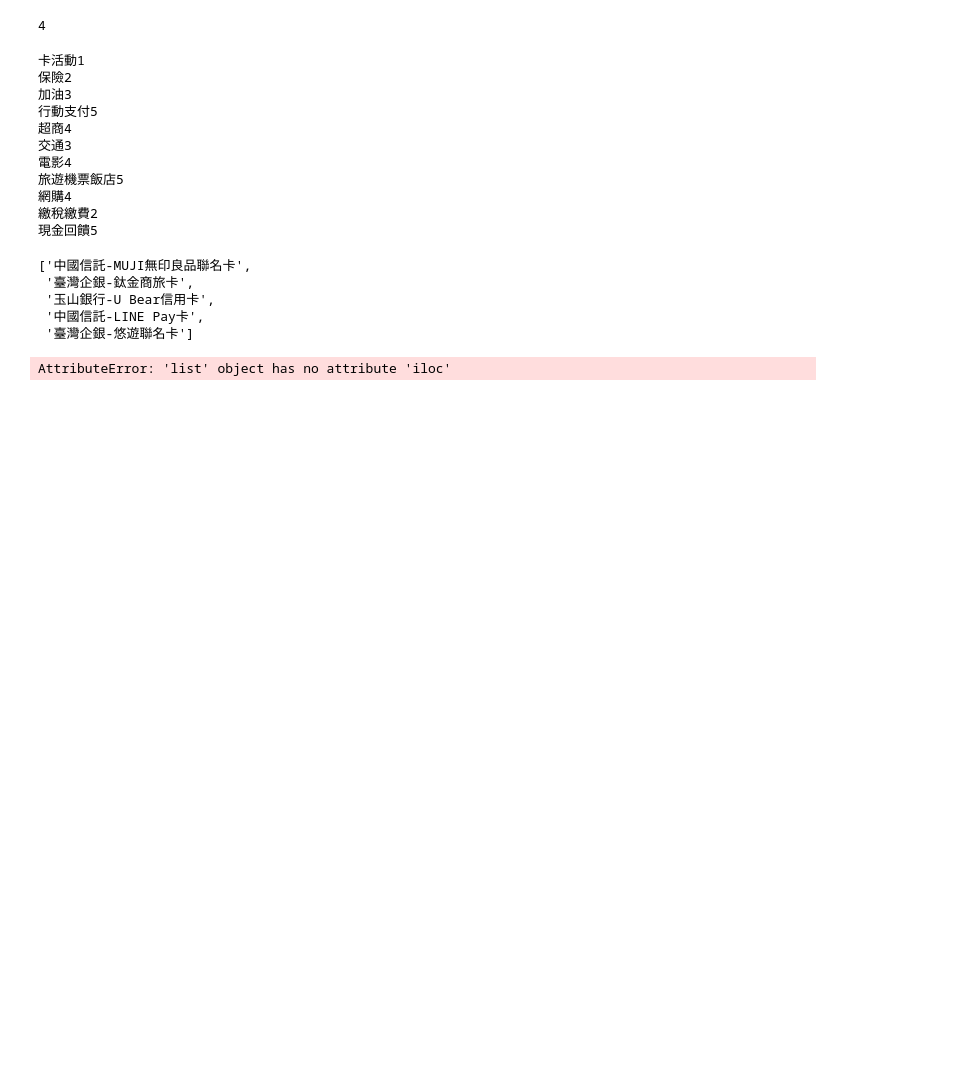
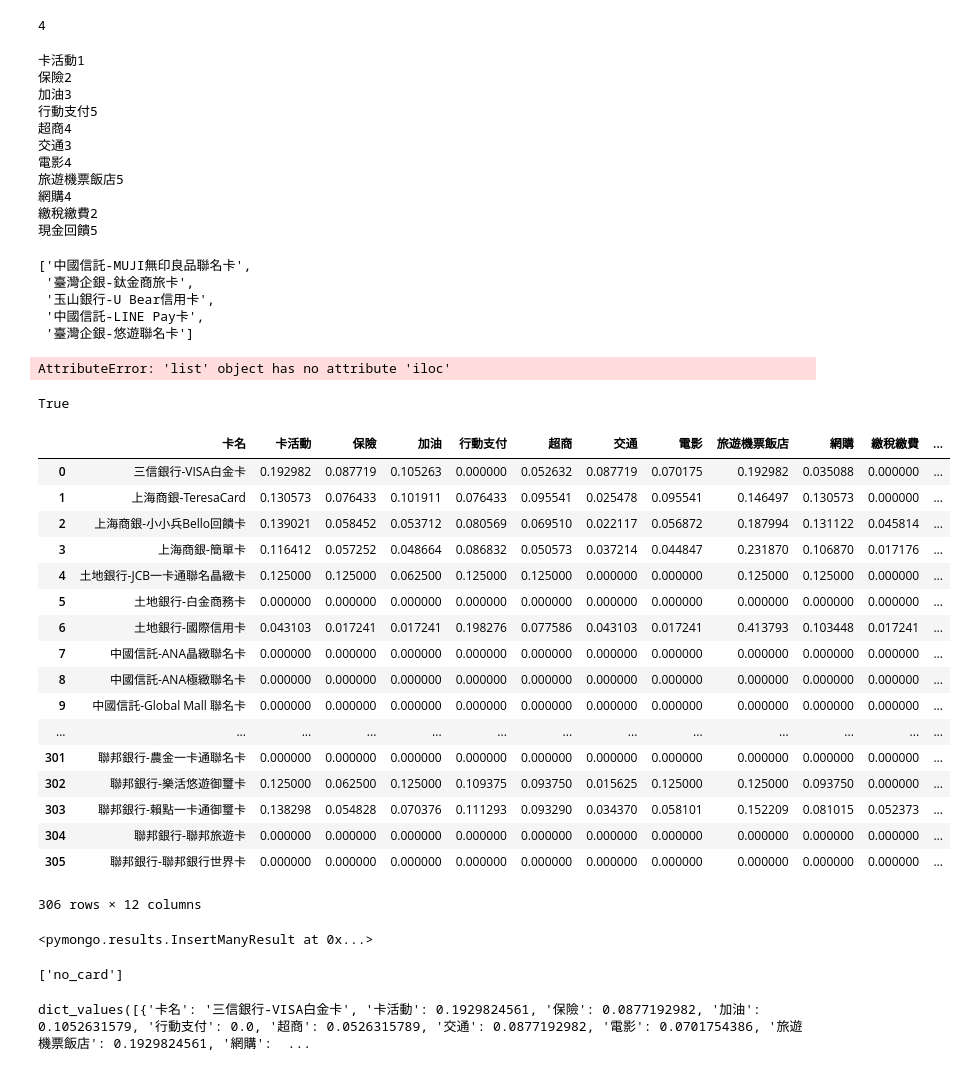
Before and after one commit to ShengHsiang-Kao/DB104, a Jupyter notebook: Recommend_Card/no_card_first_recommend/Code_Input.ipynb, the cells around one changed output. Saved outputs shown, nothing was run; the diff lists cells and outputs as text; code cells hidden in the pictures; blank space fills up the shorter version.

```diff
--- a/Recommend_Card/no_card_first_recommend/Code_Input.ipynb
+++ b/Recommend_Card/no_card_first_recommend/Code_Input.ipynb
@@ -333,3 +334,19 @@ recommendations()
     return recommended_card ,cos_number
 # %% [output]
 AttributeError: 'list' object has no attribute 'iloc'
+# %%
+#丟mongo
+card_df=pd.read_excel(r'./reg_card_feature_for_reccommend_1st.xlsx',encoding='utf-16')
+# %%
+card_df=card_df.rename(columns={'Unnamed: 0':'卡名'})
+# %%
+client = pymongo.MongoClient(host='123.241.175.34', port=27017)
+#mongodb帳號密碼
+
+client.admin.authenticate('root', '1qaz@WSX3edc')
+
+
+
+#設定名稱為test的資料庫 也可用 db = client['test']
+# %% [output]
+True
@@ -335,0 +358,33 @@ AttributeError: 'list' object has no attribute 'iloc'
+# %%
+card_df
+# %% [output]
+|  | 卡名 | 卡活動 | 保險 | 加油 | 行動支付 | 超商 | 交通 | 電影 | 旅遊機票飯店 | 網購 | 繳稅繳費 | ... |
+| 0 | 三信銀行-VISA白金卡 | 0.192982 | 0.087719 | 0.105263 | 0.000000 | 0.052632 | 0.087719 | 0.070175 | 0.192982 | 0.035088 | 0.000000 | ... |
+| 1 | 上海商銀-TeresaCard | 0.130573 | 0.076433 | 0.101911 | 0.076433 | 0.095541 | 0.025478 | 0.095541 | 0.146497 | 0.130573 | 0.000000 | ... |
+| 2 | 上海商銀-小小兵Bello回饋卡 | 0.139021 | 0.058452 | 0.053712 | 0.080569 | 0.069510 | 0.022117 | 0.056872 | 0.187994 | 0.131122 | 0.045814 | ... |
+| 3 | 上海商銀-簡單卡 | 0.116412 | 0.057252 | 0.048664 | 0.086832 | 0.050573 | 0.037214 | 0.044847 | 0.231870 | 0.106870 | 0.017176 | ... |
+| 4 | 土地銀行-JCB一卡通聯名晶緻卡 | 0.125000 | 0.125000 | 0.062500 | 0.125000 | 0.125000 | 0.000000 | 0.000000 | 0.125000 | 0.125000 | 0.000000 | ... |
+| 5 | 土地銀行-白金商務卡 | 0.000000 | 0.000000 | 0.000000 | 0.000000 | 0.000000 | 0.000000 | 0.000000 | 0.000000 | 0.000000 | 0.000000 | ... |
+| 6 | 土地銀行-國際信用卡 | 0.043103 | 0.017241 | 0.017241 | 0.198276 | 0.077586 | 0.043103 | 0.017241 | 0.413793 | 0.103448 | 0.017241 | ... |
+| 7 | 中國信託-ANA晶緻聯名卡 | 0.000000 | 0.000000 | 0.000000 | 0.000000 | 0.000000 | 0.000000 | 0.000000 | 0.000000 | 0.000000 | 0.000000 | ... |
+| 8 | 中國信託-ANA極緻聯名卡 | 0.000000 | 0.000000 | 0.000000 | 0.000000 | 0.000000 | 0.000000 | 0.000000 | 0.000000 | 0.000000 | 0.000000 | ... |
+| 9 | 中國信託-Global Mall 聯名卡 | 0.000000 | 0.000000 | 0.000000 | 0.000000 | 0.000000 | 0.000000 | 0.000000 | 0.000000 | 0.000000 | 0.000000 | ... |
+| ... | ... | ... | ... | ... | ... | ... | ... | ... | ... | ... | ... | ... |
+| 301 | 聯邦銀行-農金一卡通聯名卡 | 0.000000 | 0.000000 | 0.000000 | 0.000000 | 0.000000 | 0.000000 | 0.000000 | 0.000000 | 0.000000 | 0.000000 | ... |
+| 302 | 聯邦銀行-樂活悠遊御璽卡 | 0.125000 | 0.062500 | 0.125000 | 0.109375 | 0.093750 | 0.015625 | 0.125000 | 0.125000 | 0.093750 | 0.000000 | ... |
+| 303 | 聯邦銀行-賴點一卡通御璽卡 | 0.138298 | 0.054828 | 0.070376 | 0.111293 | 0.093290 | 0.034370 | 0.058101 | 0.152209 | 0.081015 | 0.052373 | ... |
+| 304 | 聯邦銀行-聯邦旅遊卡 | 0.000000 | 0.000000 | 0.000000 | 0.000000 | 0.000000 | 0.000000 | 0.000000 | 0.000000 | 0.000000 | 0.000000 | ... |
+| 305 | 聯邦銀行-聯邦銀行世界卡 | 0.000000 | 0.000000 | 0.000000 | 0.000000 | 0.000000 | 0.000000 | 0.000000 | 0.000000 | 0.000000 | 0.000000 | ... |
+306 rows × 12 columns
+# %%
+coll_no_card.insert_many(no_card)
+# %% [output]
+<pymongo.results.InsertManyResult at 0x...>
+# %%
+db_rec.list_collection_names()
+# %% [output]
+['no_card']
+# %%
+no_card
+# %% [output]
+dict_values([{'卡名': '三信銀行-VISA白金卡', '卡活動': 0.1929824561, '保險': 0.0877192982, '加油': 0.1052631579, '行動支付': 0.0, '超商': 0.0526315789, '交通': 0.0877192982, '電影': 0.0701754386, '旅遊機票飯店': 0.1929824561, '網購':  ...
```
Also changed, not shown: parts of 5 cells of this notebook.
